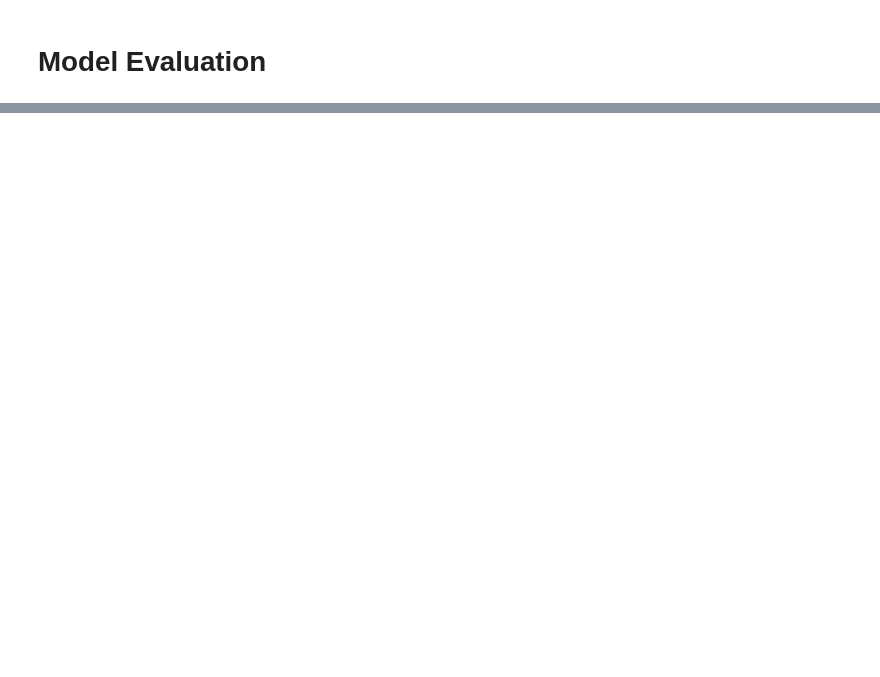
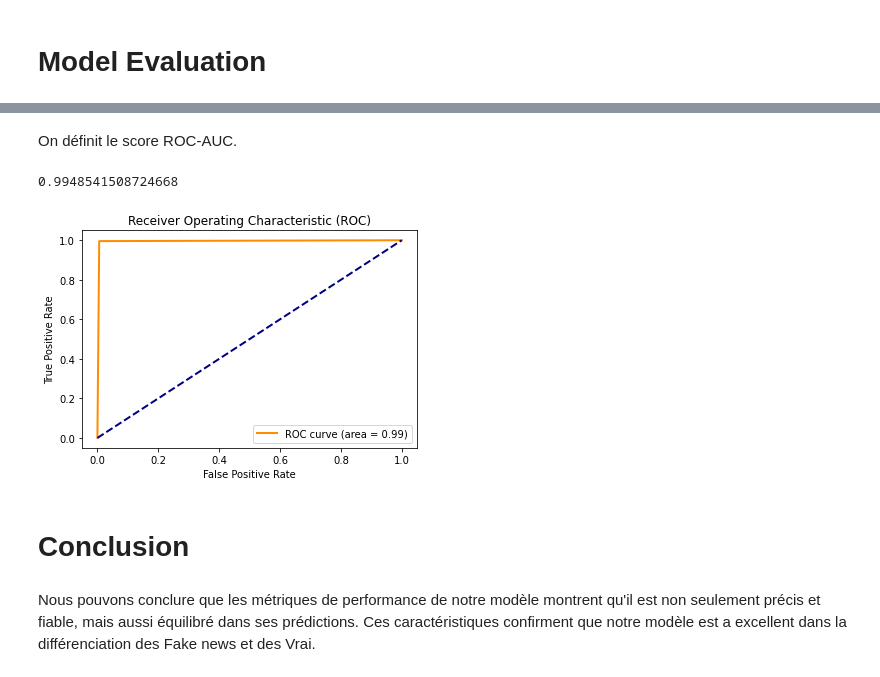
Before and after one commit to BatataNatna/Deep_Fake_project_2024, a Jupyter notebook: model_passive_agressive.ipynb, the cells around one changed output, grey strips where cells are left out. Drawn from its saved outputs; the diff is of its cells as text; code cells hidden in the pictures; blank space fills up the shorter version.

```diff
--- a/model_passive_agressive.ipynb
+++ b/model_passive_agressive.ipynb
@@ -149,0 +211,23 @@ plt.show()
+# %% [markdown]
+On définit le score ROC-AUC.
+# %%
+roc_auc=roc_auc_score(y_test,y_pred)
+roc_auc
+# %% [output]
+0.9948541508724668
+# %%
+fpr, tpr, _ = roc_curve(y_test, y_pred)
+plt.figure()
+plt.plot(fpr, tpr, color='darkorange', lw=2, label=f'ROC curve (area = {roc_auc:.2f})')
+plt.plot([0, 1], [0, 1], color='navy', lw=2, linestyle='--')
+plt.xlabel('False Positive Rate')
+plt.ylabel('True Positive Rate')
+plt.title('Receiver Operating Characteristic (ROC)')
+plt.legend(loc="lower right")
+plt.show()
+# %% [output]
+[figure, added]
+# %% [markdown]
+# Conclusion
+# %% [markdown]
+Nous pouvons conclure que les métriques de performance de notre modèle montrent qu'il est non seulement précis et fiable, mais aussi équilibré dans ses prédictions. Ces caractéristiques confirment que notre modèle est a excellent dans la différenciation des Fake news et des Vrai.
```
Also changed, not shown: parts of 30 cells of this notebook, 1 other file.
